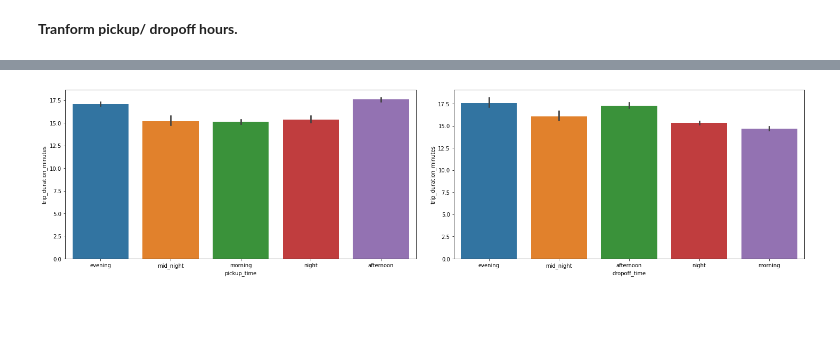
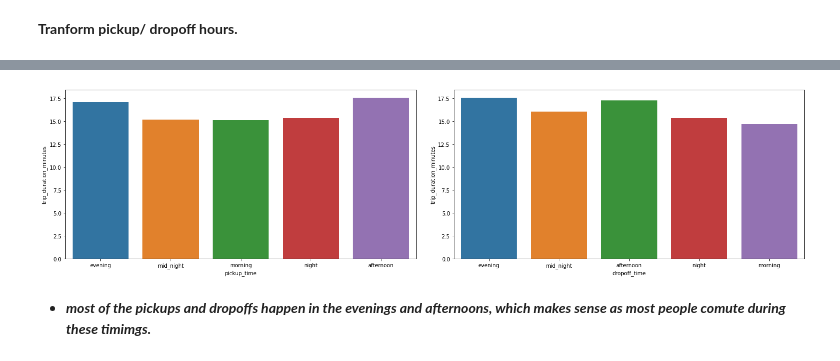
Before and after one commit to anishjohnson/NYC_Taxi_Trip_Time_Prediction, a Jupyter notebook: NYC_Taxi_TripDuration_Prediction.ipynb, the cells around one changed output, grey strips where cells are left out. Drawn from its saved outputs; the diff is of its cells as text; code cells hidden in the pictures; blank space fills up the shorter version.

```diff
--- a/NYC_Taxi_TripDuration_Prediction.ipynb
+++ b/NYC_Taxi_TripDuration_Prediction.ipynb
@@ -427,9 +432,11 @@ nyc_df['dropoff_time'] = nyc_df['dropoff_hour'].apply(lambda x :timezone(x) )
 # %%
 # Plot it.
 fig, (ax1, ax2) = plt.subplots(1,2, figsize=(20,5))
 fig.tight_layout(h_pad=4, w_pad=4)
-sns.barplot(data=nyc_df, x='pickup_time', y='trip_duration_minutes', ax=ax1)
-sns.barplot(data=nyc_df, x='dropoff_time', y='trip_duration_minutes', ax=ax2)
+sns.barplot(data=nyc_df, x='pickup_time', y='trip_duration_minutes', ax=ax1, ci=None)
+sns.barplot(data=nyc_df, x='dropoff_time', y='trip_duration_minutes', ax=ax2, ci=None)
 plt.show()
 # %% [output]
-[figure, old version]
+[figure, new version]
+# %% [markdown]
+* ***most of the pickups and dropoffs happen in the evenings and afternoons, which makes sense as most people comute during these timimgs.***
```
Also changed, not shown: parts of 8 cells of this notebook.
